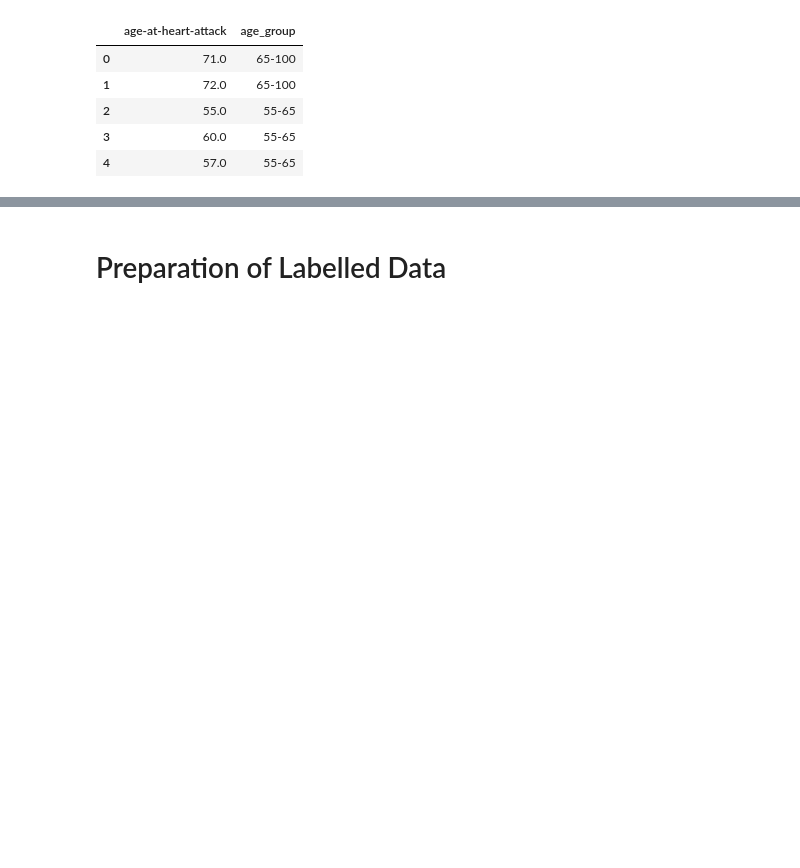
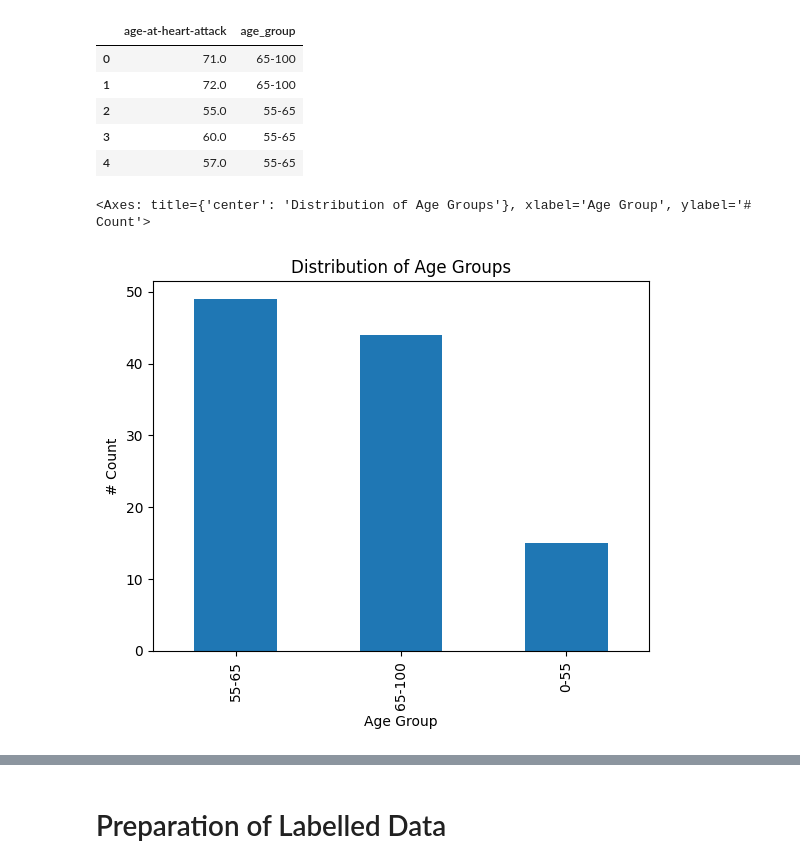
Before and after one commit to oozdal/heart-attack, a Jupyter notebook: heart-attack.ipynb, the cells around one changed output, grey strips where cells are left out. Saved outputs shown, nothing was run; the diff lists cells and outputs as text; code cells hidden in the pictures; blank space fills up the shorter version.

```diff
--- a/heart-attack.ipynb
+++ b/heart-attack.ipynb
@@ -164,3 +164,8 @@ df[['age-at-heart-attack', 'age_group']].head()
 | 2 | 55.0 | 55-65 |
 | 3 | 60.0 | 55-65 |
 | 4 | 57.0 | 55-65 |
+# %%
+df["age_group"].value_counts().plot(kind='bar', xlabel="Age Group", ylabel="# Count", title='Distribution of Age Groups')
+# %% [output]
+<Axes: title={'center': 'Distribution of Age Groups'}, xlabel='Age Group', ylabel='# Count'>
+[figure, added]
```
Also changed, not shown: parts of 73 cells of this notebook, 14 other files.
